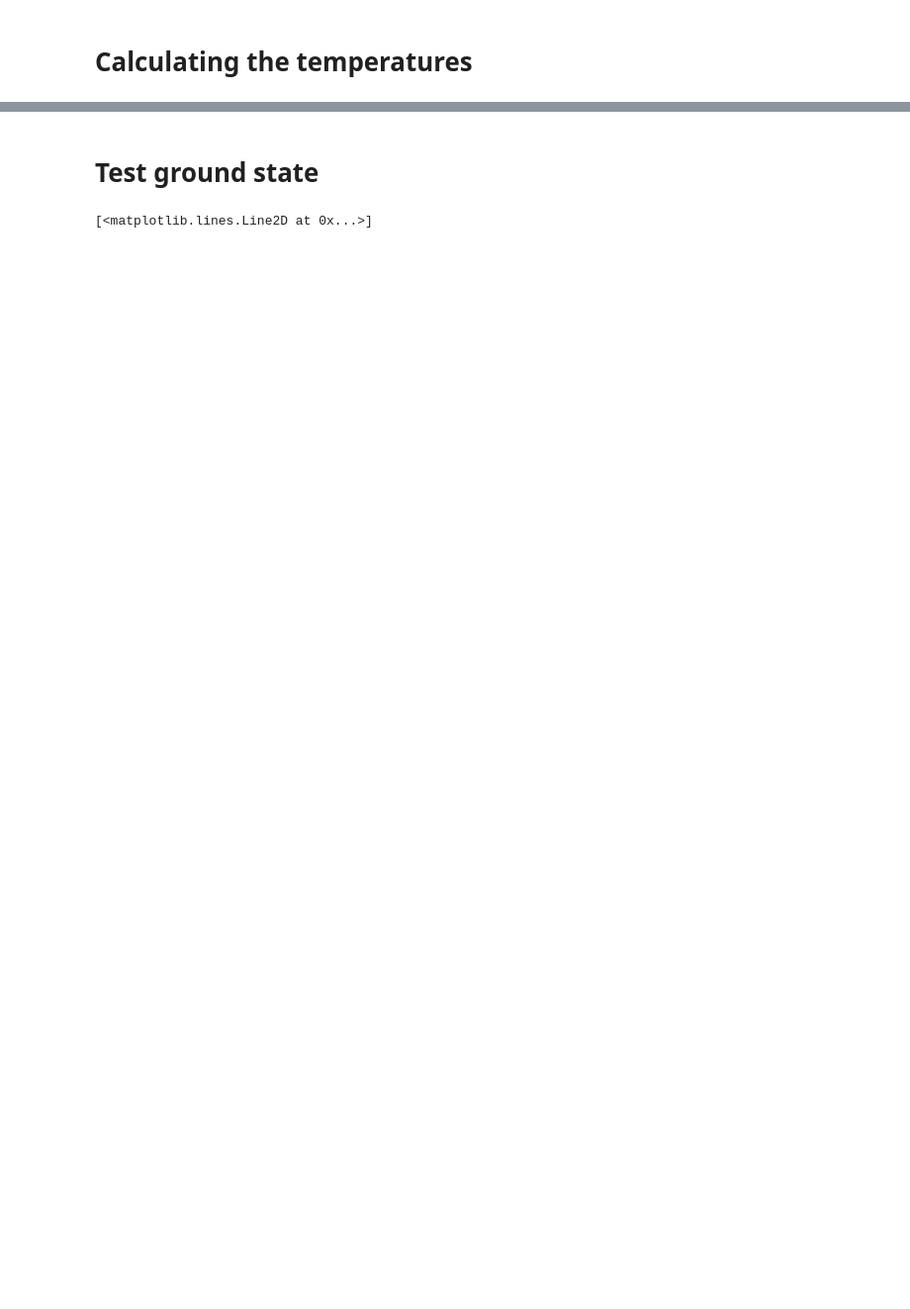
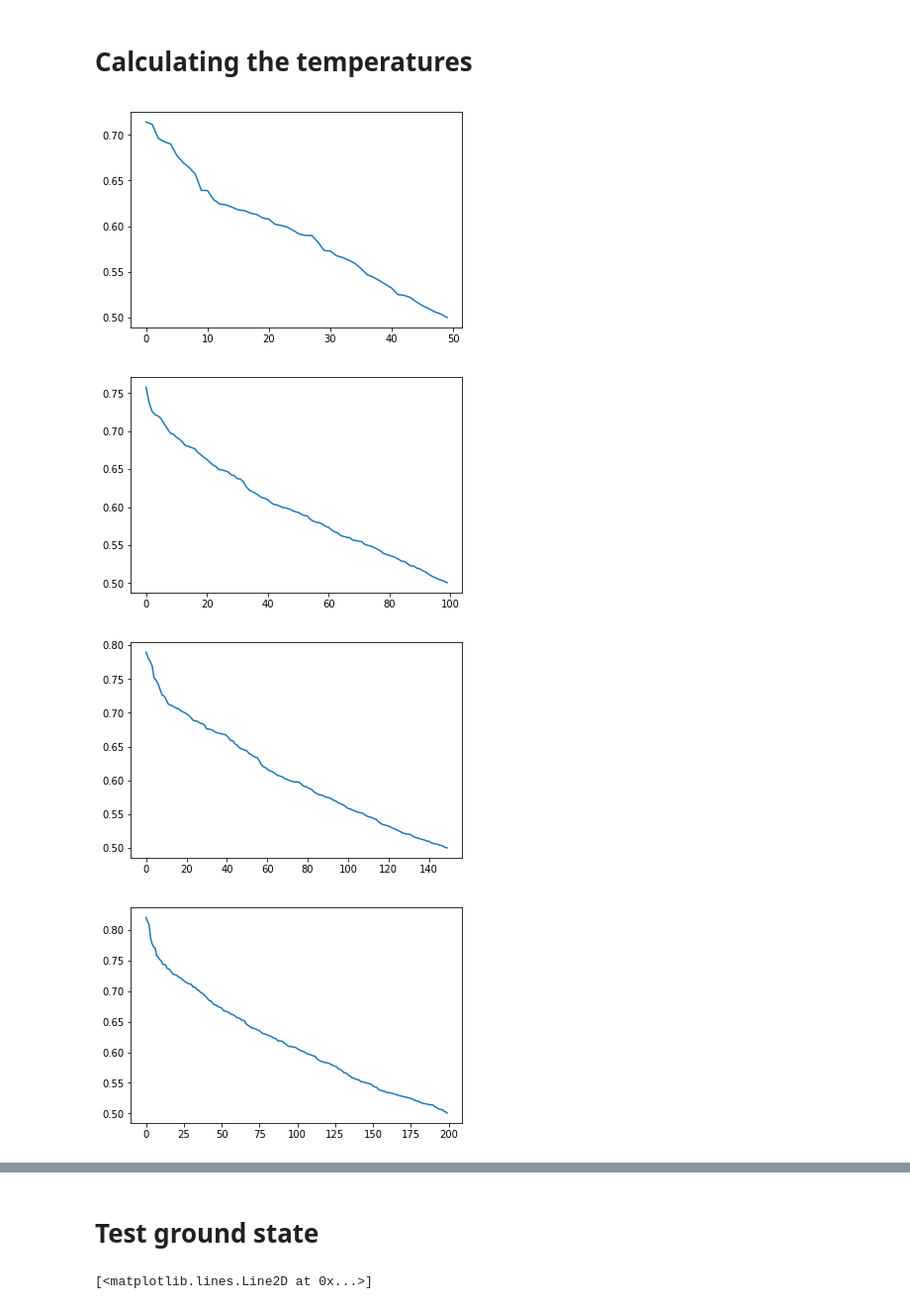
Before and after one commit to jamontanac/Tesis_Master, a Jupyter notebook: XY_model/Fourier_diagonalization/Intento_16_09_19.ipynb, the cells around one changed output, grey strips where cells are left out. Shown at 99% size. Cells and saved outputs as stored; diff of their text form; code cells hidden in the pictures; blank space fills up the shorter version.

```diff
--- a/XY_model/Fourier_diagonalization/Intento_16_09_19.ipynb
+++ b/XY_model/Fourier_diagonalization/Intento_16_09_19.ipynb
@@ -198,9 +198,16 @@ plt.show()
 # %%
 def Calculate_temperatures(sigma):
     return np.log((0.5-sigma)/(0.5+sigma))
 result=[]
 for i in range(50, 500,50):
     New_Cov_matrix=Take_portion(Cov_matrix,i)
     A,S,B=np.linalg.svd(New_Cov_matrix)
+    plt.plot(S+0.5)
     aux=Calculate_temperatures(S)
     result.append(aux)
+    plt.show()
+# %% [output]
+[figure, added]
+[figure, added]
+[figure, added]
+[figure, added]
```
Also changed, not shown: parts of 11 cells of this notebook, 1 other file.
